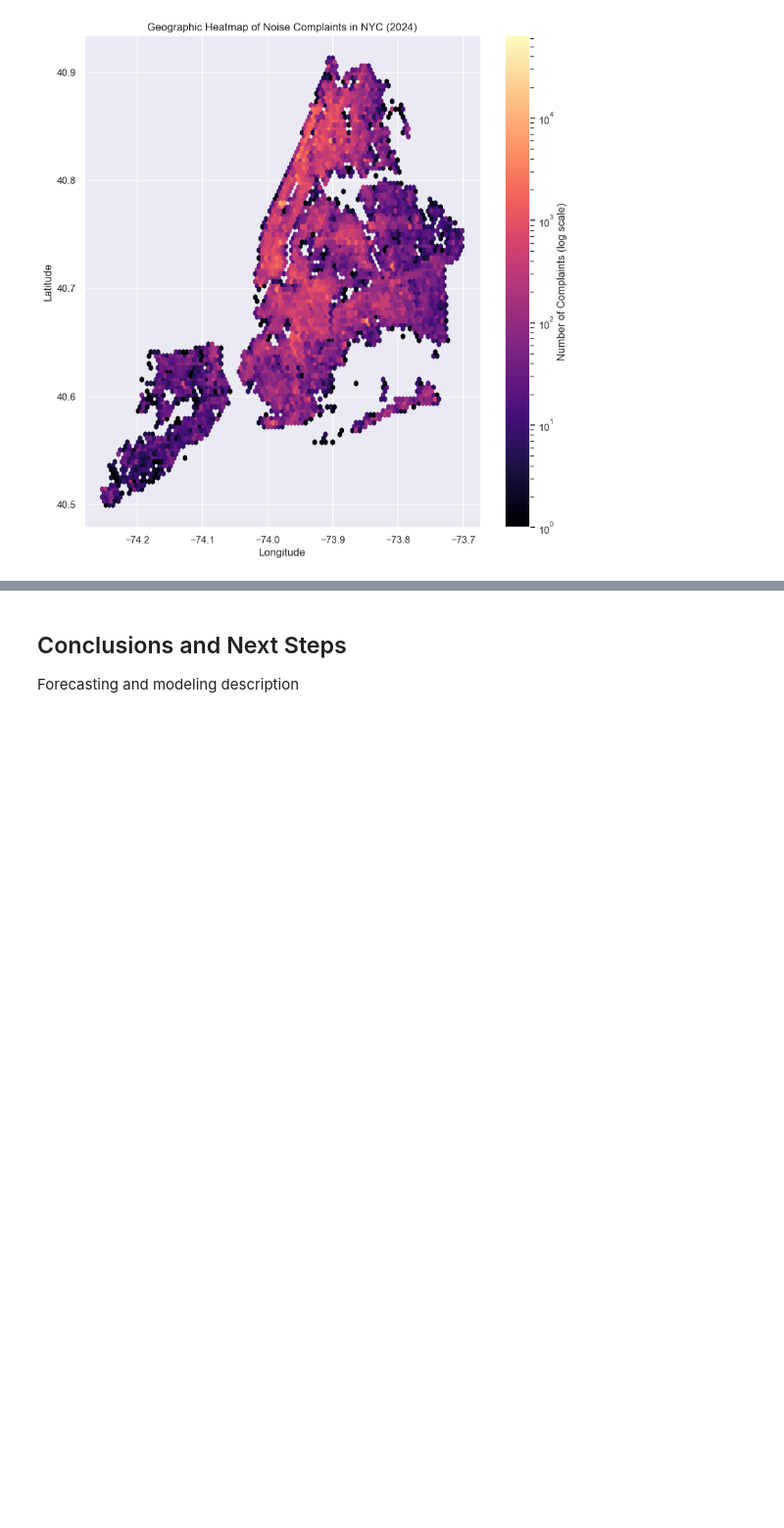
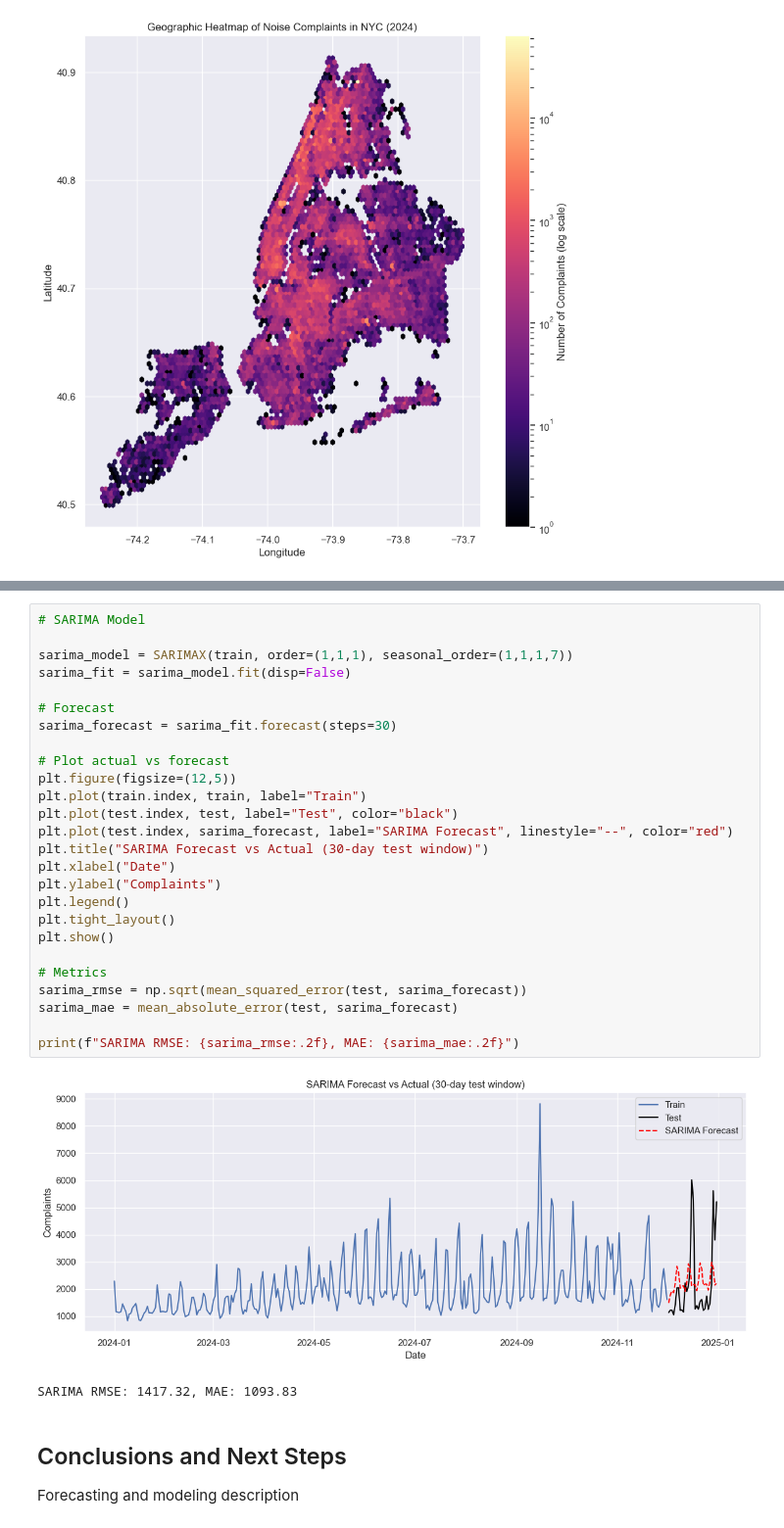
Before and after one commit to oliviamohning/nyc-311-noise-analysis, a Jupyter notebook: notebooks/nyc_311_noise_analysis.ipynb, the cells around one changed output, grey strips where cells are left out. Shown at 98% size. Saved outputs shown, nothing was run; the diff lists cells and outputs as text; blank space fills up the shorter version.

```diff
--- a/notebooks/nyc_311_noise_analysis.ipynb
+++ b/notebooks/nyc_311_noise_analysis.ipynb
@@ -888,3 +950,32 @@ Forecasting and modeling description
+# %%
+# SARIMA Model
+
+sarima_model = SARIMAX(train, order=(1,1,1), seasonal_order=(1,1,1,7))
+sarima_fit = sarima_model.fit(disp=False)
+
+# Forecast
+sarima_forecast = sarima_fit.forecast(steps=30)
+
+# Plot actual vs forecast
+plt.figure(figsize=(12,5))
+plt.plot(train.index, train, label="Train")
+plt.plot(test.index, test, label="Test", color="black")
+plt.plot(test.index, sarima_forecast, label="SARIMA Forecast", linestyle="--", color="red")
+plt.title("SARIMA Forecast vs Actual (30-day test window)")
+plt.xlabel("Date")
+plt.ylabel("Complaints")
+plt.legend()
+plt.tight_layout()
+plt.show()
+
+# Metrics
+sarima_rmse = np.sqrt(mean_squared_error(test, sarima_forecast))
+sarima_mae = mean_absolute_error(test, sarima_forecast)
+
+print(f"SARIMA RMSE: {sarima_rmse:.2f}, MAE: {sarima_mae:.2f}")
+# %% [output]
+[figure, added]
+SARIMA RMSE: 1417.32, MAE: 1093.83
 # %% [markdown]
 ## Conclusions and Next Steps
 Forecasting and modeling description
```
Also changed, not shown: parts of 6 cells of this notebook.
